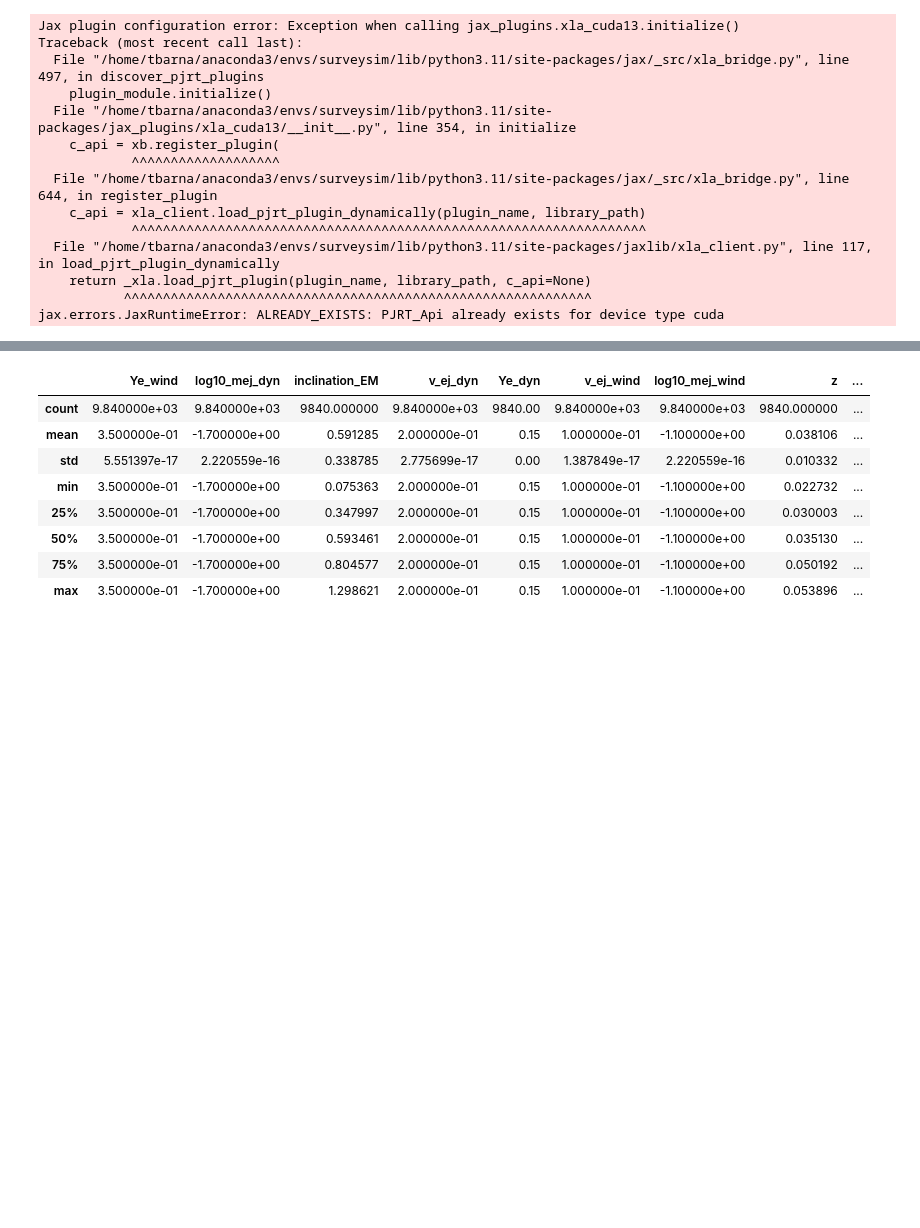
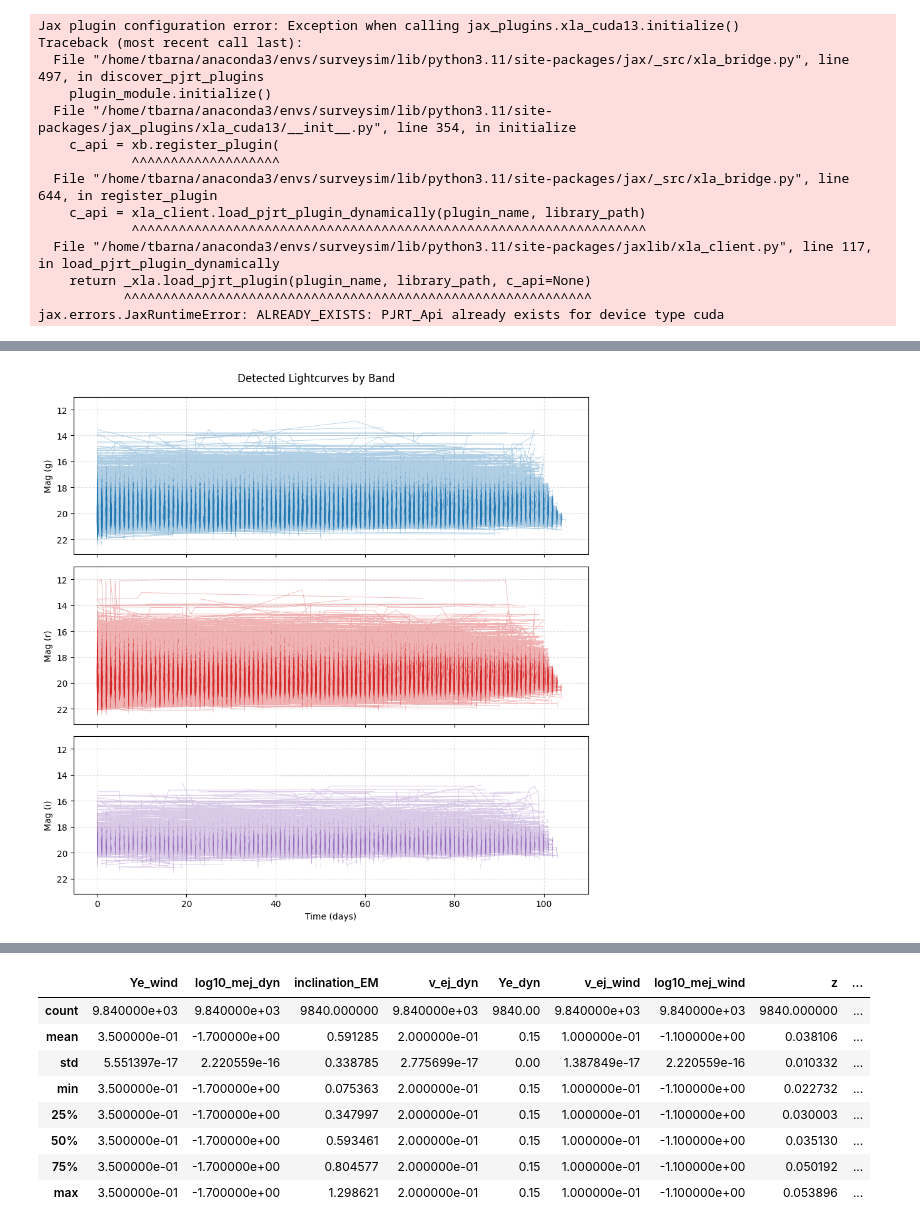
Before and after one commit to tylerbarna/kn-rates, a Jupyter notebook: local_analysis.ipynb, the cells around one changed output, grey strips where cells are left out. Cells and saved outputs as stored; diff of their text form; code cells hidden in the pictures; blank space fills up the shorter version.

```diff
--- a/local_analysis.ipynb
+++ b/local_analysis.ipynb
@@ -45,0 +124,90 @@ jax.errors.JaxRuntimeError: ALREADY_EXISTS: PJRT_Api already exists for device t
+# %%
+import matplotlib.pyplot as plt
+from matplotlib.collections import LineCollection
+import numpy as np
+from matplotlib.colors import LogNorm
+
+BAND_COLORS = {
+    'g': '#1f77b4',  # Blue
+    'r': '#d62728',  # Red
+    'i': '#9467bd',  # Purple
+}
+
+BAND_CMAPS = {
+    'g': 'Blues',
+    'r': 'Reds',
+    'i': 'Purples',
+}
+
+unique_bands = ['g', 'r', 'i']
+
+fig, axes = plt.subplots(
+    len(unique_bands), 1,
+    figsize=(9, 3 * len(unique_bands)),
+    sharex=True,
+    sharey=True
+)
+
+if len(unique_bands) == 1:
+    axes = [axes]
+
+for ax, band in zip(axes, unique_bands):
+
+    color = BAND_COLORS.get(band, 'gray')
+    cmap = BAND_CMAPS.get(band, 'viridis')  # Use the same color for the colormap
+
+    # 1. Instant boolean mask across the flat arrays
+    mask = photometry['band'] == band
+    if not np.any(mask):
+        continue
+
+    b_id = photometry['lc_id'][mask]
+    b_time = photometry['time'][mask]
+    b_mag = photometry['mag'][mask]
+    b_err = photometry['err'][mask]
+
+    # 2. Sort points by ID first, then by Time for clean line drawing
+    sort_idx = np.lexsort((b_time, b_id))
+    b_id, b_time, b_mag, b_err = b_id[sort_idx], b_time[sort_idx], b_mag[sort_idx], b_err[sort_idx]
+    # Aggregate time vs magnitude density
+
+
+    # 3. Find boundaries where light curve ID changes and insert NaNs
+    # Inserting NaN breaks the line render so lightcurves don't connect to each other
+    split_indices = np.where(b_id[:-1] != b_id[1:])[0] + 1
+
+    plot_time = np.insert(b_time, split_indices, np.nan)
+    plot_mag = np.insert(b_mag, split_indices, np.nan)
+
+    # 4. Draw ALL light curve lines for this band in ONE single draw call
+    ax.plot(
+        plot_time,
+        plot_mag,
+        '-',
+        markersize=3,
+        linewidth=0.6,
+        alpha=0.35,
+        color=color
+    )
+
+    # 5. Draw ALL errorbars vectorized using LineCollection
+    x = b_time
+    ylo, yhi = b_mag - b_err, b_mag + b_err
+    segments = np.stack([np.column_stack([x, ylo]), np.column_stack([x, yhi])], axis=1)
+
+    lc_collection = LineCollection(segments, colors=color, alpha=0.2, linewidths=0.6)
+    ax.add_collection(lc_collection)
+
+# Format subplots
+for ax, band in zip(axes, unique_bands):
+    ax.invert_yaxis()
+    ax.set_ylabel(f'Mag ({band})')
+    ax.grid(True, linestyle='--', alpha=0.4)
+
+# ax.set_xlim(right=5)
+axes[-1].set_xlabel('Time (days)')
+fig.suptitle('Detected Lightcurves by Band', y=0.99)
+plt.tight_layout()
+plt.show()
+# %% [output]
+[figure, added]
```
Also changed, not shown: parts of 8 cells of this notebook, 1 other file.
